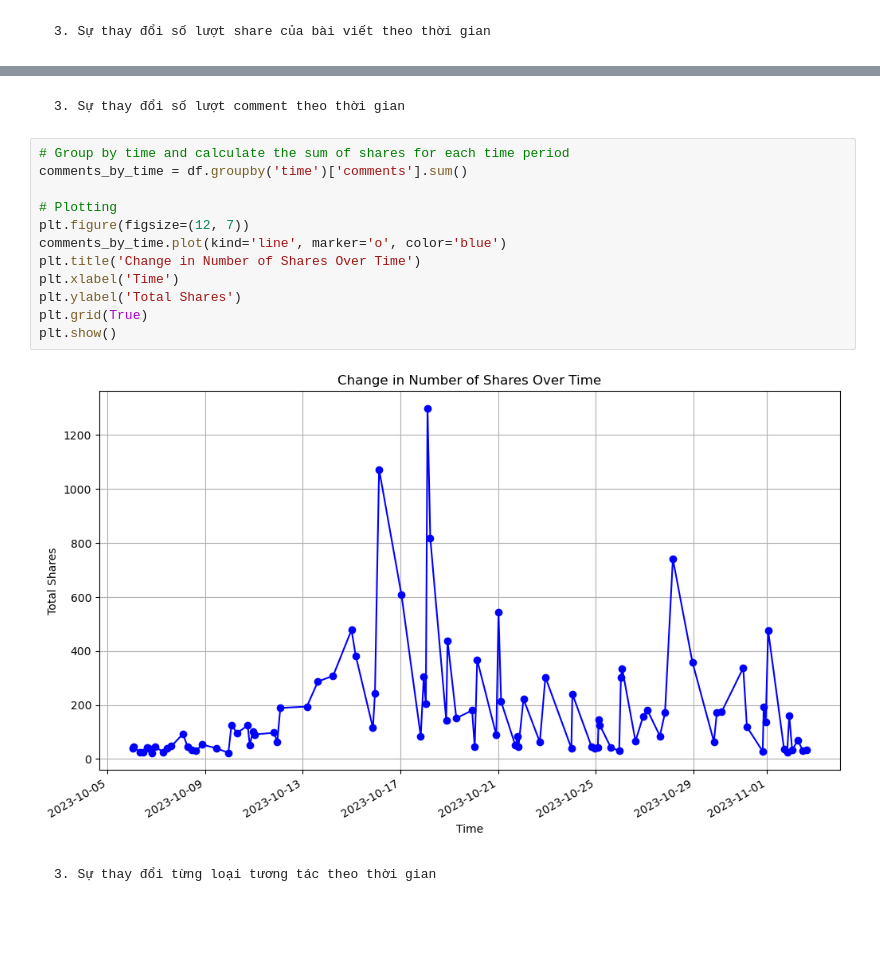
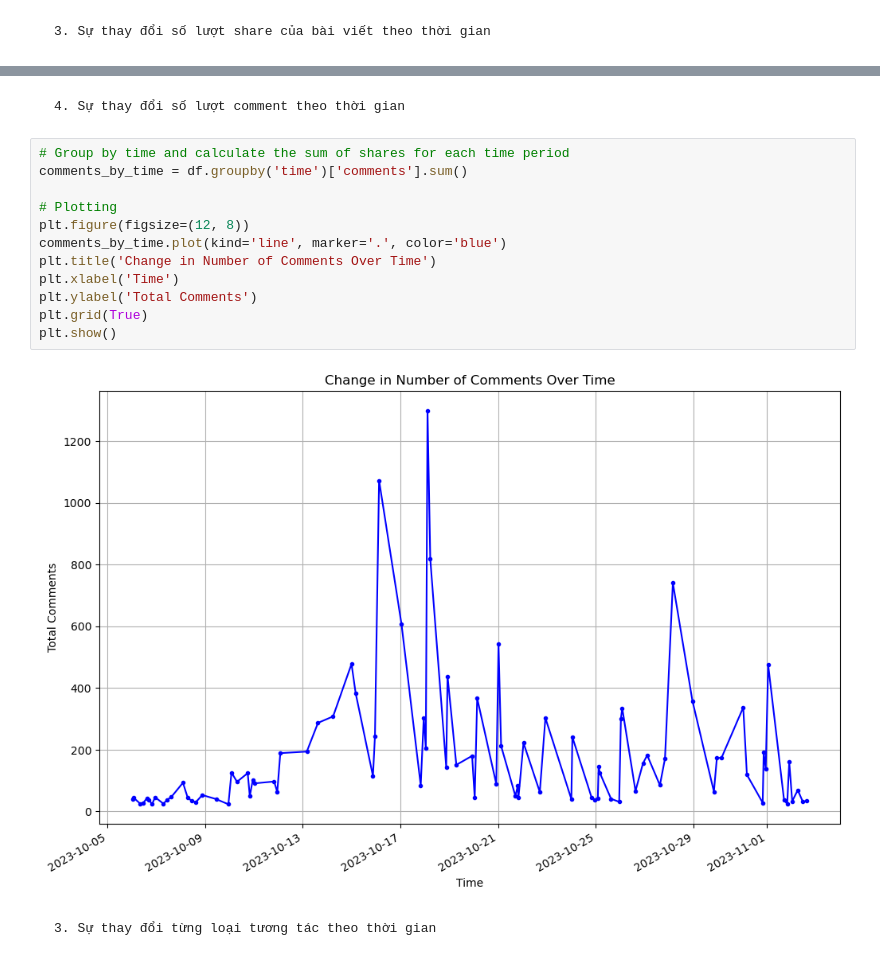
Before and after one commit to ngocnhatAI/data-analysis-report, a Jupyter notebook: Analyze_data.ipynb, the cells around one changed output, grey strips where cells are left out. Saved outputs shown, nothing was run; the diff lists cells and outputs as text; blank space fills up the shorter version.

```diff
--- a/Analyze_data.ipynb
+++ b/Analyze_data.ipynb
@@ -77,19 +75,19 @@ plt.show()
 # %% [markdown]
-    3. Sự thay đổi số lượt comment theo thời gian
+    4. Sự thay đổi số lượt comment theo thời gian
 # %%
 # Group by time and calculate the sum of shares for each time period
 comments_by_time = df.groupby('time')['comments'].sum()
 
 # Plotting
-plt.figure(figsize=(12, 7))
-comments_by_time.plot(kind='line', marker='o', color='blue')
-plt.title('Change in Number of Shares Over Time')
+plt.figure(figsize=(12, 8))
+comments_by_time.plot(kind='line', marker='.', color='blue')
+plt.title('Change in Number of Comments Over Time')
 plt.xlabel('Time')
-plt.ylabel('Total Shares')
+plt.ylabel('Total Comments')
 plt.grid(True)
 plt.show()
 # %% [output]
-[figure, old version]
+[figure, new version]
 # %% [markdown]
     3. Sự thay đổi từng loại tương tác theo thời gian
 # %%
```
Also changed, not shown: parts of 8 cells of this notebook, 1 other file.
